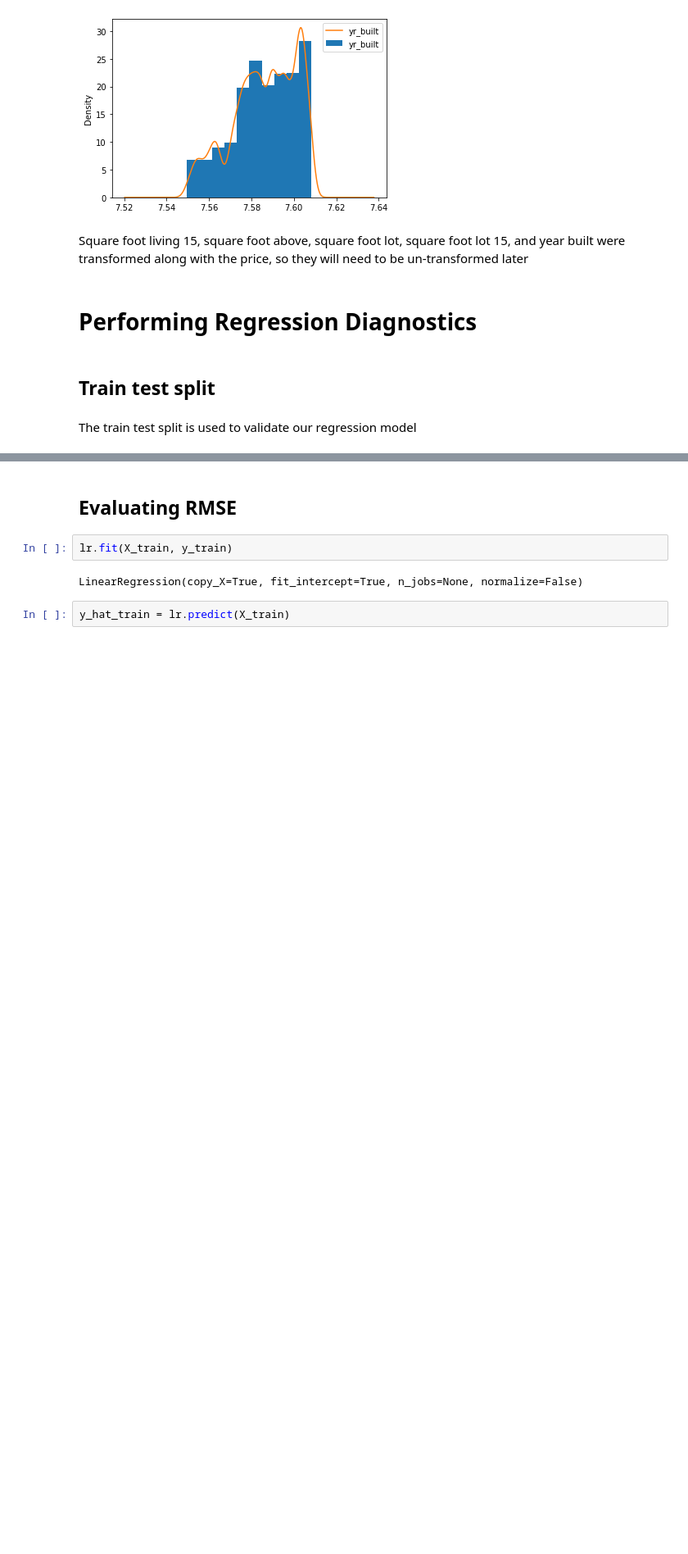
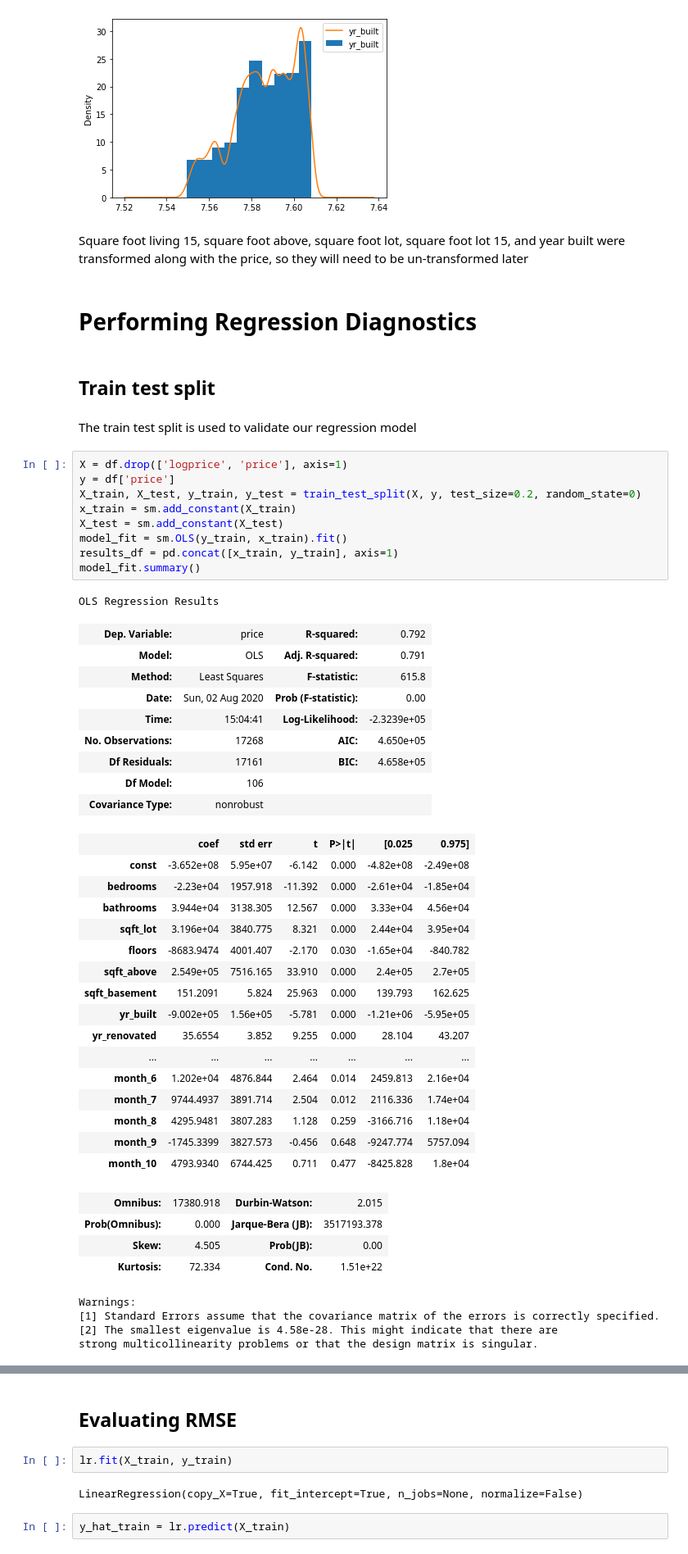
Before and after one commit to aradaha/dsc-mod-2-project-v2-1-onl01-dtsc-ft-030220, a Jupyter notebook: student.ipynb, the cells around one changed output, grey strips where cells are left out. Shown at 82% size. Cells and saved outputs as stored; diff of their text form; blank space fills up the shorter version.

```diff
--- a/student.ipynb
+++ b/student.ipynb
@@ -458,4 +458,48 @@ Square foot living 15, square foot above, square foot lot, square foot lot 15, a
 ## Train test split
 # %% [markdown]
 The train test split is used to validate our regression model
+# %%
+X = df.drop(['logprice', 'price'], axis=1)
+y = df['price']
+X_train, X_test, y_train, y_test = train_test_split(X, y, test_size=0.2, random_state=0)
+x_train = sm.add_constant(X_train)
+X_test = sm.add_constant(X_test)
+model_fit = sm.OLS(y_train, x_train).fit()
+results_df = pd.concat([x_train, y_train], axis=1)
+model_fit.summary()
+# %% [output]
+OLS Regression Results
+| Dep. Variable: | price | R-squared: | 0.792 |
+| Model: | OLS | Adj. R-squared: | 0.791 |
+| Method: | Least Squares | F-statistic: | 615.8 |
+| Date: | Sun, 02 Aug 2020 | Prob (F-statistic): | 0.00 |
+| Time: | 15:04:41 | Log-Likelihood: | -2.3239e+05 |
+| No. Observations: | 17268 | AIC: | 4.650e+05 |
+| Df Residuals: | 17161 | BIC: | 4.658e+05 |
+| Df Model: | 106 |  |  |
+| Covariance Type: | nonrobust |  |  |
+|  | coef | std err | t | P>|t| | [0.025 | 0.975] |
+| const | -3.652e+08 | 5.95e+07 | -6.142 | 0.000 | -4.82e+08 | -2.49e+08 |
+| bedrooms | -2.23e+04 | 1957.918 | -11.392 | 0.000 | -2.61e+04 | -1.85e+04 |
+| bathrooms | 3.944e+04 | 3138.305 | 12.567 | 0.000 | 3.33e+04 | 4.56e+04 |
+| sqft_lot | 3.196e+04 | 3840.775 | 8.321 | 0.000 | 2.44e+04 | 3.95e+04 |
+| floors | -8683.9474 | 4001.407 | -2.170 | 0.030 | -1.65e+04 | -840.782 |
+| sqft_above | 2.549e+05 | 7516.165 | 33.910 | 0.000 | 2.4e+05 | 2.7e+05 |
+| sqft_basement | 151.2091 | 5.824 | 25.963 | 0.000 | 139.793 | 162.625 |
+| yr_built | -9.002e+05 | 1.56e+05 | -5.781 | 0.000 | -1.21e+06 | -5.95e+05 |
+| yr_renovated | 35.6554 | 3.852 | 9.255 | 0.000 | 28.104 | 43.207 |
+| ... | ... | ... | ... | ... | ... | ... |
+| month_6 | 1.202e+04 | 4876.844 | 2.464 | 0.014 | 2459.813 | 2.16e+04 |
+| month_7 | 9744.4937 | 3891.714 | 2.504 | 0.012 | 2116.336 | 1.74e+04 |
+| month_8 | 4295.9481 | 3807.283 | 1.128 | 0.259 | -3166.716 | 1.18e+04 |
+| month_9 | -1745.3399 | 3827.573 | -0.456 | 0.648 | -9247.774 | 5757.094 |
+| month_10 | 4793.9340 | 6744.425 | 0.711 | 0.477 | -8425.828 | 1.8e+04 |
+| Omnibus: | 17380.918 | Durbin-Watson: | 2.015 |
+| Prob(Omnibus): | 0.000 | Jarque-Bera (JB): | 3517193.378 |
+| Skew: | 4.505 | Prob(JB): | 0.00 |
+| Kurtosis: | 72.334 | Cond. No. | 1.51e+22 |
+Warnings:
+[1] Standard Errors assume that the covariance matrix of the errors is correctly specified.
+[2] The smallest eigenvalue is 4.58e-28. This might indicate that there are
+strong multicollinearity problems or that the design matrix is singular.
 # %%
```
Also changed, not shown: parts of 9 cells of this notebook.
